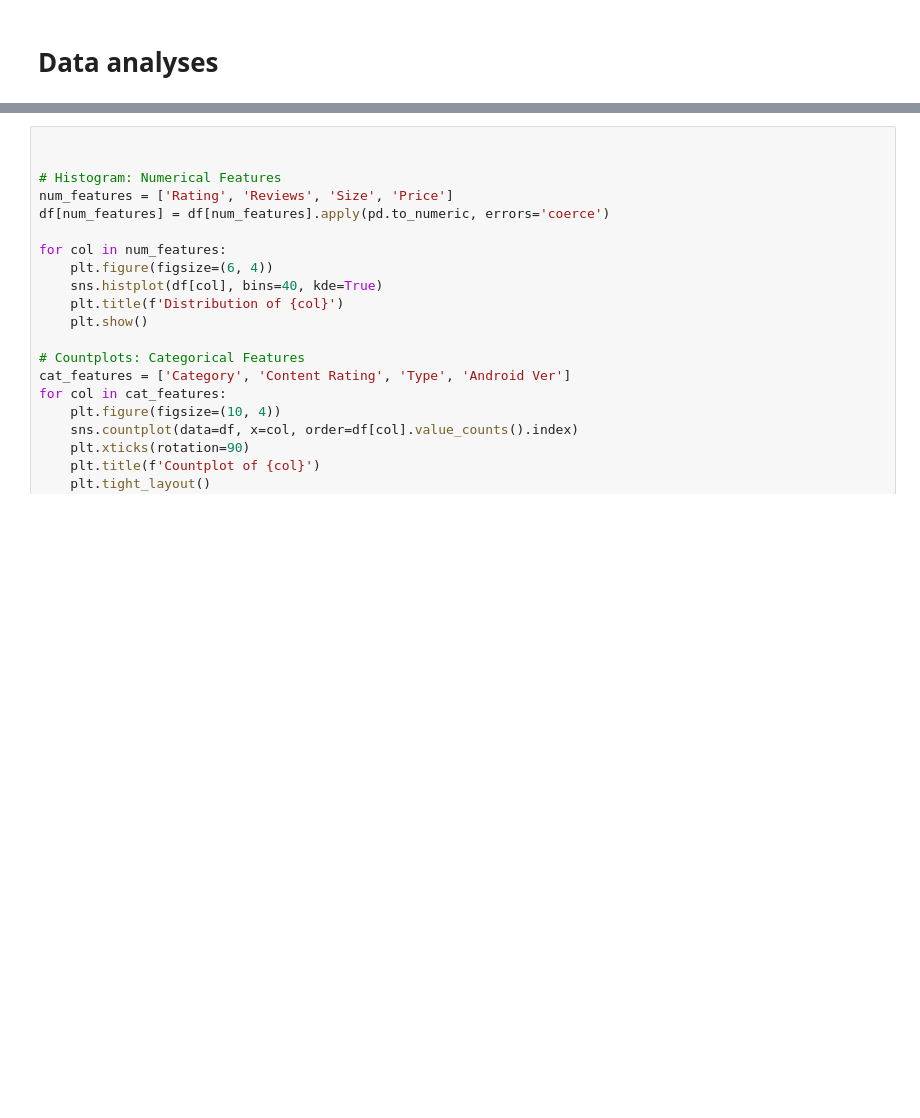
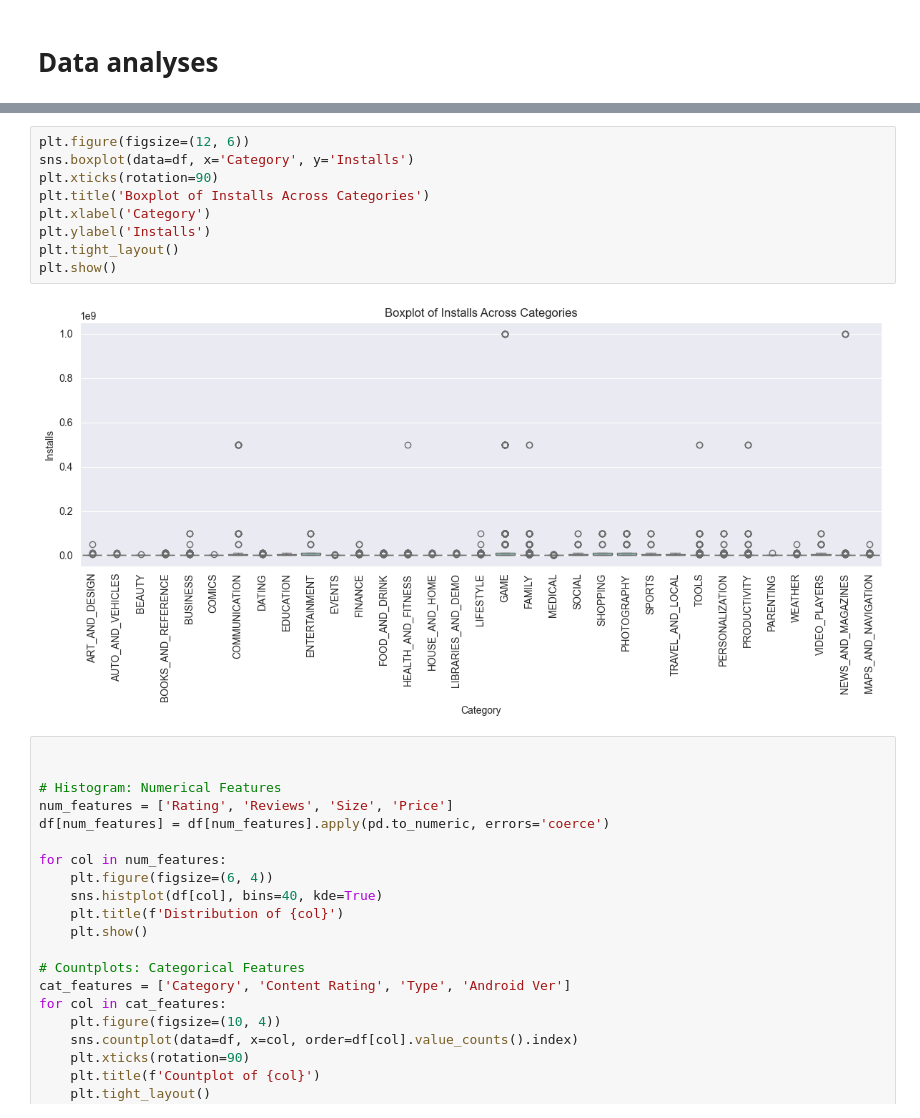
Before and after one commit to Aauia/MobileApp-Success-Project, a Jupyter notebook: appAnalyses/finalVersionEdited.ipynb, the cells around one changed output, grey strips where cells are left out. Cells and saved outputs as stored; diff of their text form; blank space fills up the shorter version.

```diff
--- a/appAnalyses/finalVersionEdited.ipynb
+++ b/appAnalyses/finalVersionEdited.ipynb
@@ -413,3 +422,14 @@ Name: count, dtype: int64
+# %%
+plt.figure(figsize=(12, 6))
+sns.boxplot(data=df, x='Category', y='Installs')
+plt.xticks(rotation=90)
+plt.title('Boxplot of Installs Across Categories')
+plt.xlabel('Category')
+plt.ylabel('Installs')
+plt.tight_layout()
+plt.show()
+# %% [output]
+[figure, added]
 # %%
 
 
```
Also changed, not shown: parts of 7 cells of this notebook.
